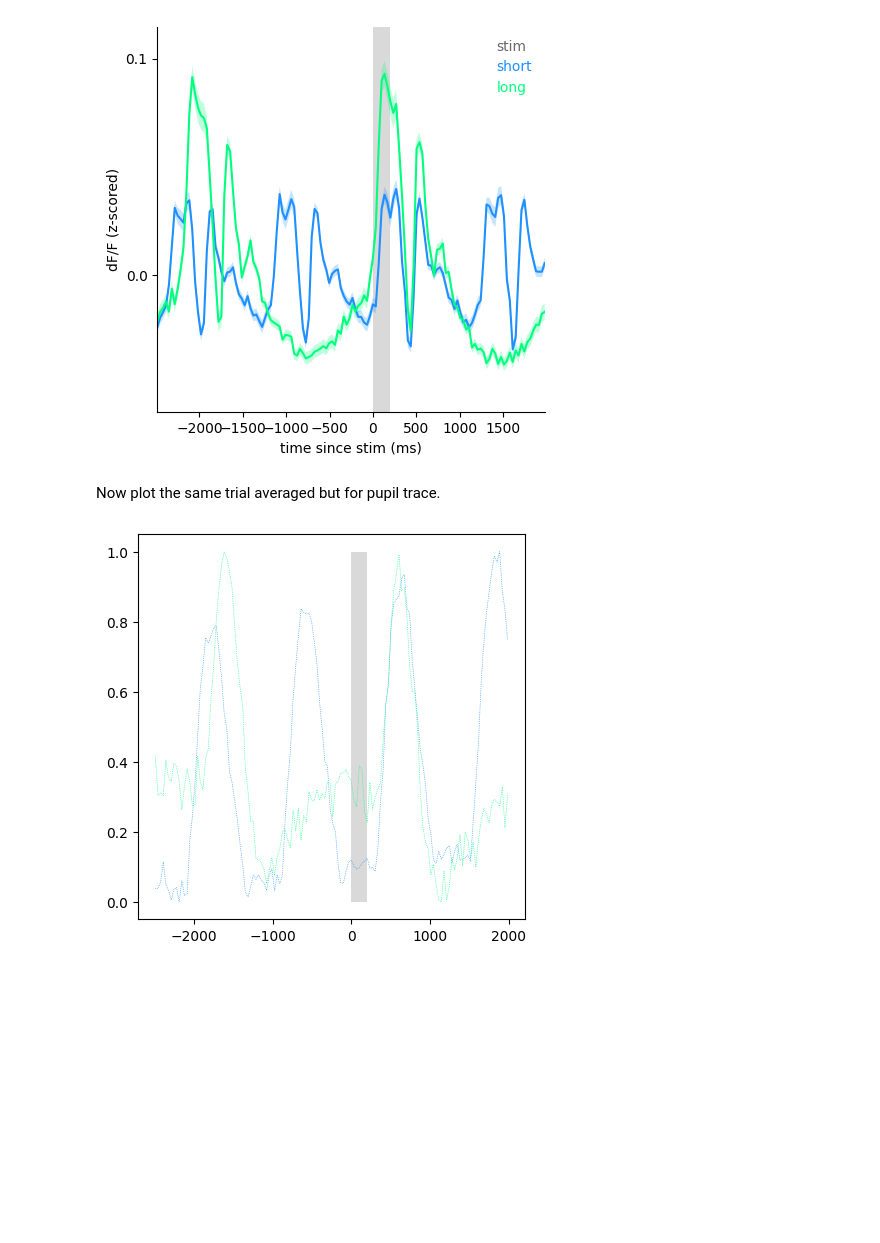
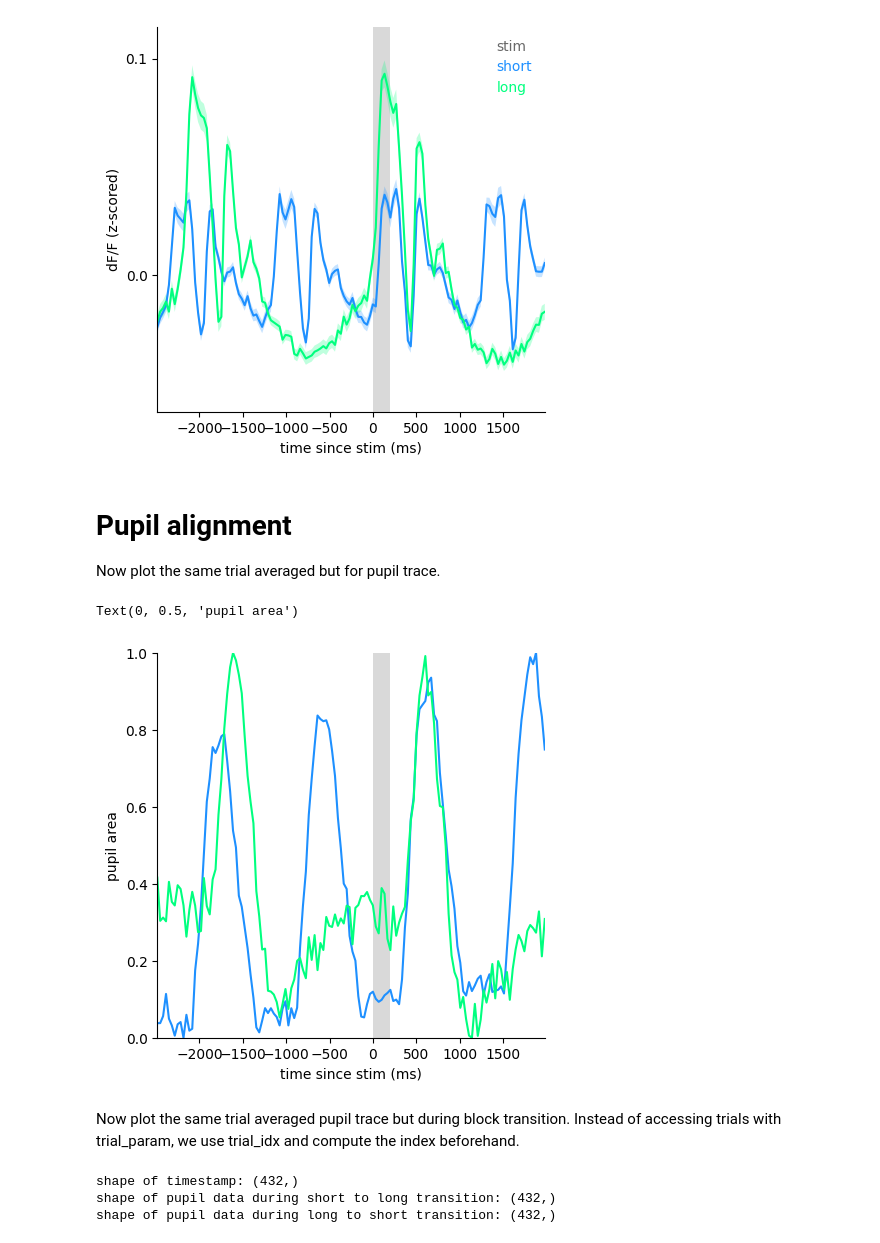
Before and after one commit to najafi-laboratory/2p_imaging, a Jupyter notebook: passive_interval_oddball_202412/notebooks/pupil_trace_shortlong.ipynb, the cells around one changed output. Saved outputs shown, nothing was run; the diff lists cells and outputs as text; code cells hidden in the pictures; blank space fills up the shorter version.

```diff
--- a/passive_interval_oddball_202412/notebooks/pupil_trace_shortlong.ipynb
+++ b/passive_interval_oddball_202412/notebooks/pupil_trace_shortlong.ipynb
@@ -128,6 +128,13 @@ Reading subject 1/1
 
 All the following codes are drawed from utils.py. No need to go through the details.
 # %%
+# rescale voltage recordings.
+def rescale(data, upper, lower):
+    data = data.copy()
+    data = ( data - np.nanmin(data) ) / (np.nanmax(data) - np.nanmin(data))
+    data = data * (upper - lower) + lower
+    return data
+
 # compute mean and sem for 3d array data.
 def get_mean_sem(data, win_baseline=None):
     # compute mean.
@@ -378,17 +385,28 @@ plt.show()
 # %% [output]
 [figure]
 # %% [markdown]
+# Pupil alignment
+
 Now plot the same trial averaged but for pupil trace.
 # %%
 cp_0 = camera_pupil_0[l_idx:r_idx]
 cp_1 = camera_pupil_1[l_idx:r_idx]
 
 fig, ax = plt.subplots(1, 1, figsize=(5, 5))
 ax.fill_between(
     stim_seq_0[int(stim_seq_0.shape[0]/2),:],
     0, 1,
     color=color0, edgecolor='none', alpha=0.25, step='mid')
 plot_pupil(ax, neu_time_win, cp_0, color1, 0, 1)
 plot_pupil(ax, neu_time_win, cp_1, color2, 0, 1)
+ax.spines['right'].set_visible(False)
+ax.spines['top'].set_visible(False)
+ax.set_xlim([neu_time_win[0], neu_time_win[-1]])
+ax.set_ylim([0, 1])
+ax.set_xlabel('time since stim (ms)')
+ax.set_ylabel('pupil area')
 # %% [output]
+Text(0, 0.5, 'pupil area')
-[figure, old version]
+[figure, new version]
+# %% [markdown]
+Now plot the same trial averaged pupil trace but during block transition. Instead of accessing trials with trial_param, we use trial_idx and compute the index beforehand.
@@ -394,0 +420,23 @@ plot_pupil(ax, neu_time_win, cp_1, color2, 0, 1)
+# %%
+xlim = [-7500, 7000]
+l_idx, r_idx = get_frame_idx_from_time(alignment['neu_time'], 0, xlim[0], xlim[1])
+# collect data.
+[_, [_, _, stim_seq_0to1, camera_pupil_0to1], _, _] = get_neu_trial(
+    alignment, list_labels, list_stim_labels,
+    trial_idx=[l[1] for l in list_block_start],
+    cate=cate, roi_id=None)
+[_, [_, _, stim_seq_1to0, camera_pupil_1to0], _, _] = get_neu_trial(
+    alignment, list_labels, list_stim_labels,
+    trial_idx=[l[0] for l in list_block_start],
+    cate=cate, roi_id=None)
+
+neu_time = alignment['neu_time'][l_idx:r_idx]
+camera_pupil_0to1 = camera_pupil_0to1[l_idx:r_idx]
+camera_pupil_1to0 = camera_pupil_1to0[l_idx:r_idx]
+print(f'shape of timestamp: {neu_time.shape}')
+print(f'shape of pupil data during short to long transition: {camera_pupil_0to1.shape}')
+print(f'shape of pupil data during long to short transition: {camera_pupil_1to0.shape}')
+# %% [output]
+shape of timestamp: (432,)
+shape of pupil data during short to long transition: (432,)
+shape of pupil data during long to short transition: (432,)
```
Also changed, not shown: parts of 2 cells of this notebook.
